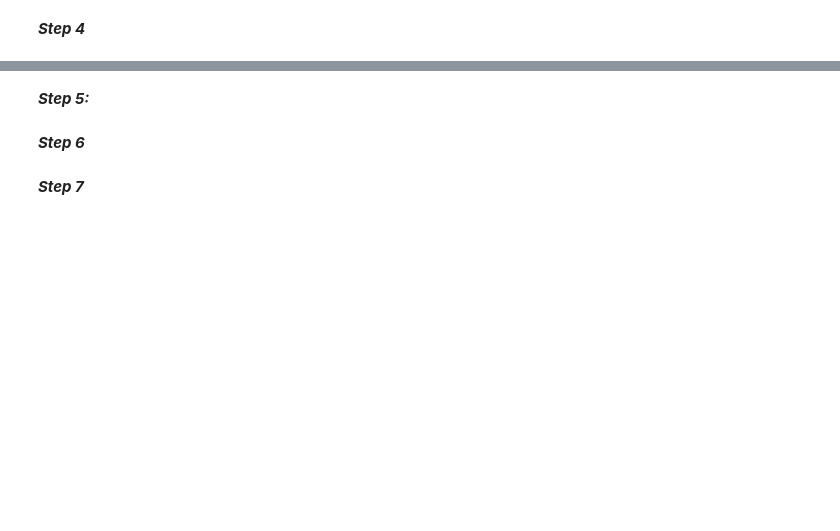
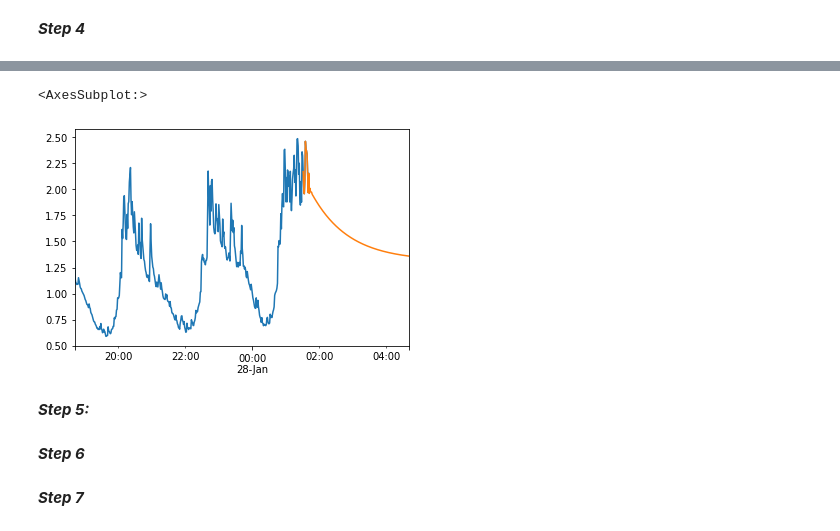
Before and after one commit to luisOliari/Alternative-time-series-project, a Jupyter notebook: src/explore.ipynb, the cells around one changed output, grey strips where cells are left out. Saved outputs shown, nothing was run; the diff lists cells and outputs as text; code cells hidden in the pictures; blank space fills up the shorter version.

```diff
--- a/src/explore.ipynb
+++ b/src/explore.ipynb
@@ -124,10 +149,2 @@ cpu_train_a.plot(title="Detección de anomalias en uso de CPU", figsize=(15,6))
 # %% [markdown]
 ***Step 4***
-# %%
-from pylab import rcParams
-rcParams['figure.figsize'] = 11, 9
-
-import statsmodels.api as sm
-decomposition = sm.tsa.seasonal_decompose(cpu_train_a, model='multiplicative')
-fig = decomposition.plot()
-plt.show()
@@ -185,0 +151,4 @@ Total fit time: 205.432 seconds
+# %%
+mod = sm.tsa.arima.ARIMA(cpu_train_a, order=(6, 0, 0))
+res = mod.fit()
+print(res.summary())
@@ -185,0 +180,3 @@ Total fit time: 205.432 seconds
+# %%
+start = cpu_train_a.index[-1]+ datetime.timedelta(minutes=-10)
+print(start)
@@ -185,0 +185,3 @@ Total fit time: 205.432 seconds
+# %%
+end = cpu_train_a.index[-1]+ datetime.timedelta(minutes=180)
+print(end)
@@ -186,3 +190,9 @@ Total fit time: 205.432 seconds
+# %%
+res.predict().plot()
+res.predict(start,end).plot()
+# %% [output]
+<AxesSubplot:>
+[figure, added]
 # %% [markdown]
 ***Step 5:***
 # %%
```
Also changed, not shown: parts of 19 cells of this notebook.
